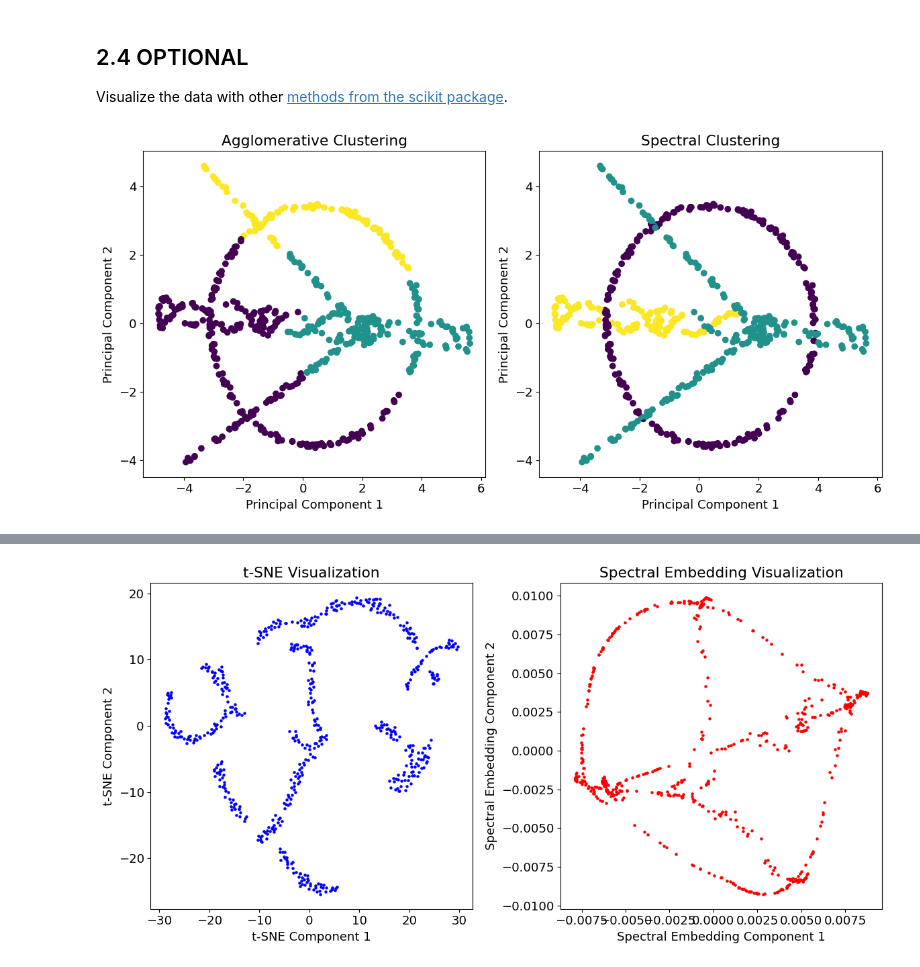
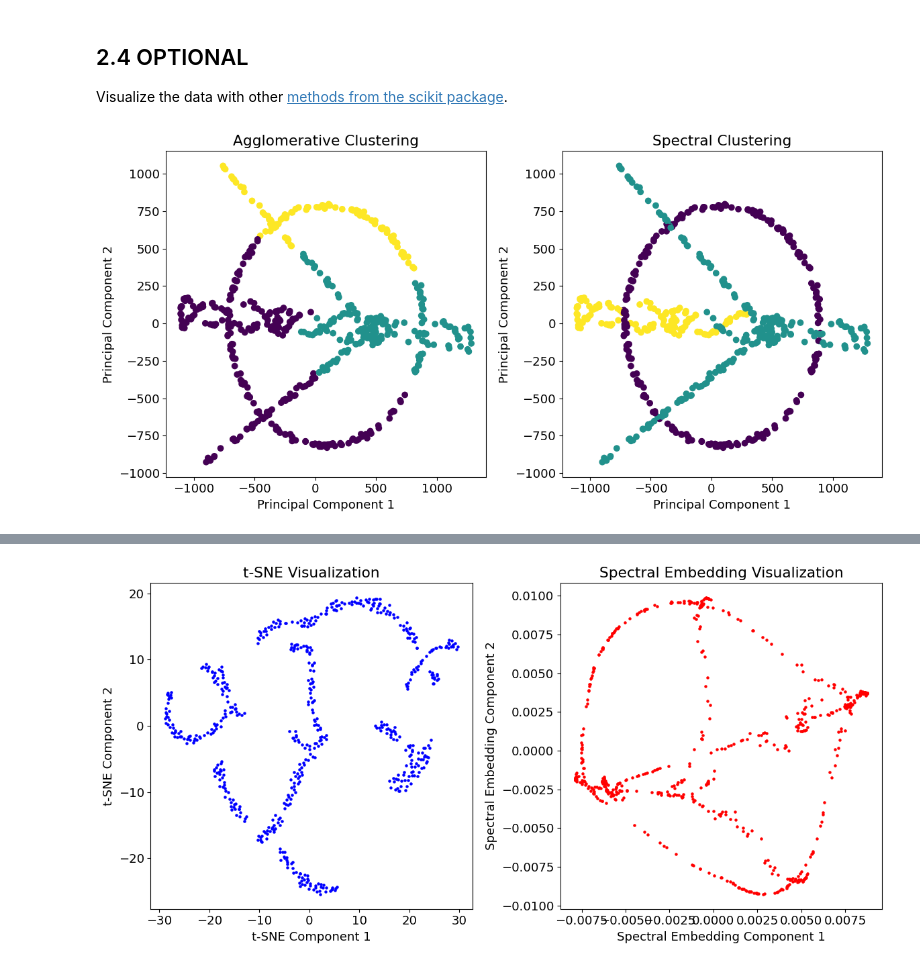
Before and after one commit to lm-schulze/LCP-Mod-B, a Jupyter notebook: Ex2/group2413_exercise2.ipynb, the cells around one changed output, grey strips where cells are left out. Saved outputs shown, nothing was run; the diff lists cells and outputs as text; code cells hidden in the pictures.

```diff
--- a/Ex2/group2413_exercise2.ipynb
+++ b/Ex2/group2413_exercise2.ipynb
@@ -189,7 +192,7 @@ Does it help understand its structure?
 # %%
 # perform PCA with 3 components
 pca = PCA(n_components=3)
-X_pca = pca.fit_transform(X)
+X_pca = pca.fit_transform(x)
 
 plt.figure(figsize=(8, 6))
 plt.scatter(X_pca[:, 0], X_pca[:, 1], c=y, cmap='viridis')
@@ -303,38 +310,40 @@ Max NMI Score For Hierarchical Clusering =  0.45762701902959657
 ## 2.4 OPTIONAL
 Visualize the data with other [methods from the scikit package](https://scikit-learn.org/stable/auto_examples/manifold/plot_manifold_sphere.html#sphx-glr-auto-examples-manifold-plot-manifold-sphere-pyhttps://scikit-learn.org/stable/auto_examples/manifold/plot_manifold_sphere.html%23sphx-glr-auto-examples-manifold-plot-manifold-sphere-py).
 # %%
-import matplotlib.pyplot as plt
-from sklearn.cluster import AgglomerativeClustering, SpectralClustering
+# normalize data
+mu = np.mean(data)
+std = np.std(data)
+X = (data - mu) / std
 
 # Perform Agglomerative Clustering
 agg_clustering = AgglomerativeClustering(n_clusters=3)
 agg_labels = agg_clustering.fit_predict(X)
 
 # Perform Spectral Clustering
 spectral_clustering = SpectralClustering(n_clusters=3, affinity='nearest_neighbors', n_neighbors=10)
 spectral_labels = spectral_clustering.fit_predict(X)
 
 # Visualize the clustering results
 plt.figure(figsize=(12, 6))
 
 # Agglomerative Clustering
 plt.subplot(1, 2, 1)
 plt.scatter(X_pca[:, 0], X_pca[:, 1], c=agg_labels, cmap='viridis')
 plt.title('Agglomerative Clustering')
 plt.xlabel('Principal Component 1')
 plt.ylabel('Principal Component 2')
 
 # Spectral Clustering
 plt.subplot(1, 2, 2)
 plt.scatter(X_pca[:, 0], X_pca[:, 1], c=spectral_labels, cmap='viridis')
 plt.title('Spectral Clustering')
 plt.xlabel('Principal Component 1')
 plt.ylabel('Principal Component 2')
 
 plt.tight_layout()
 plt.show()
 # %% [output]
-[figure, old version]
+[figure, new version]
 # %%
 !pip install umap
 # %% [output]
```
Also changed, not shown: parts of 14 cells of this notebook.
